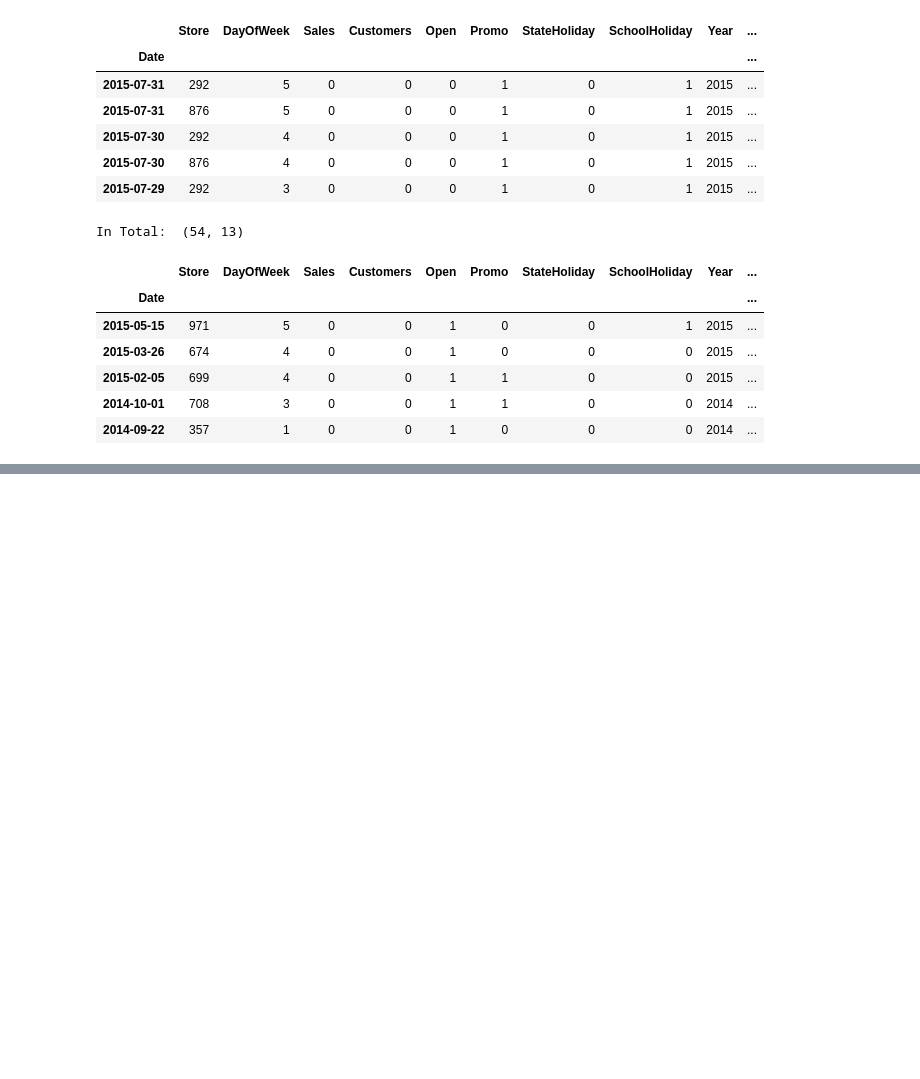
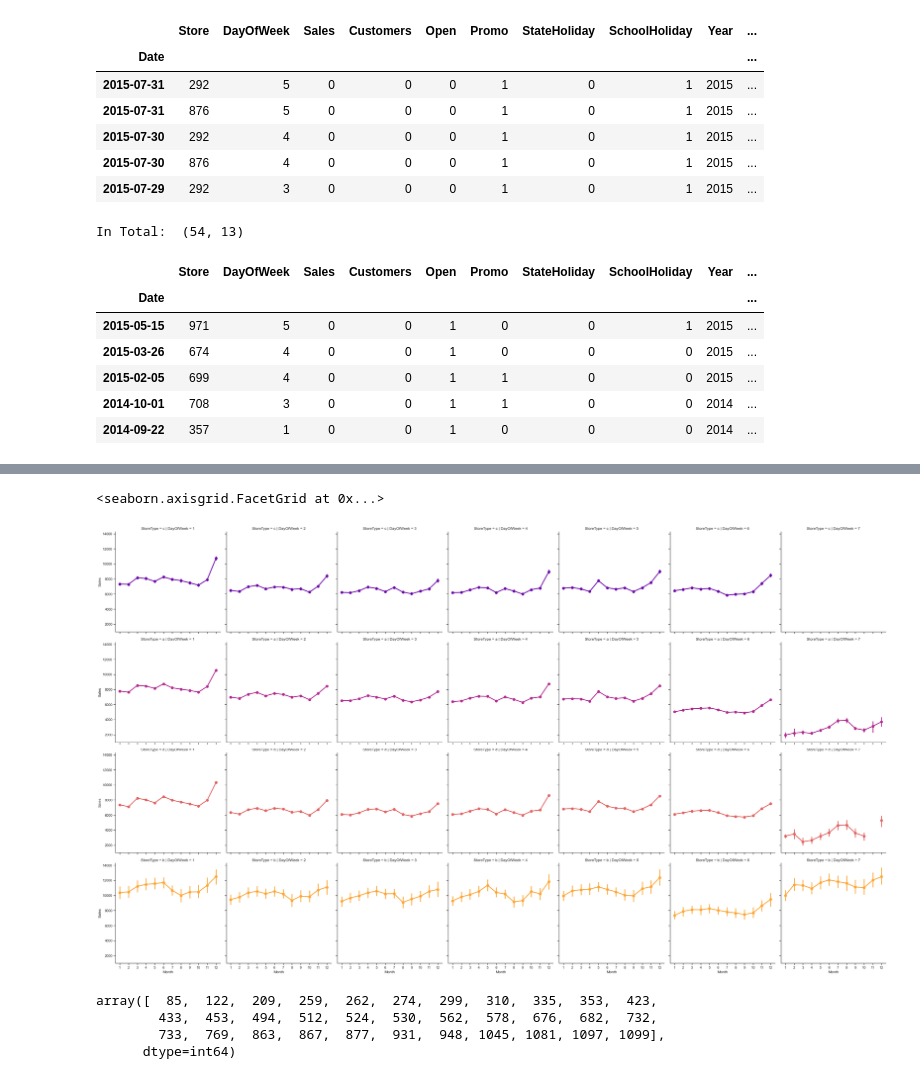
Before and after one commit to Andy666Fox/TINY_DS_PROJECTS, a Jupyter notebook: Rossman_Store_Sales/research.ipynb, the cells around one changed output, grey strips where cells are left out. Drawn from its saved outputs; the diff is of its cells as text; code cells hidden in the pictures; blank space fills up the shorter version.

```diff
--- a/Rossman_Store_Sales/research.ipynb
+++ b/Rossman_Store_Sales/research.ipynb
@@ -107,0 +206,14 @@ In Total:  (54, 13)
+# %%
+sns.factorplot(data = train_store, x = 'Month', y = "Sales",
+               col = 'DayOfWeek', palette = 'plasma', hue = 'StoreType',
+               row = 'StoreType', color = c)
+# %% [output]
+<seaborn.axisgrid.FacetGrid at 0x...>
+[figure, added]
+# %%
+train_store[(train_store.Open == 1) & (train_store.DayOfWeek == 7)]['Store'].unique()
+# %% [output]
+array([  85,  122,  209,  259,  262,  274,  299,  310,  335,  353,  423,
+        433,  453,  494,  512,  524,  530,  562,  578,  676,  682,  732,
+        733,  769,  863,  867,  877,  931,  948, 1045, 1081, 1097, 1099],
+      dtype=int64)
```
Also changed, not shown: parts of 18 cells of this notebook.
